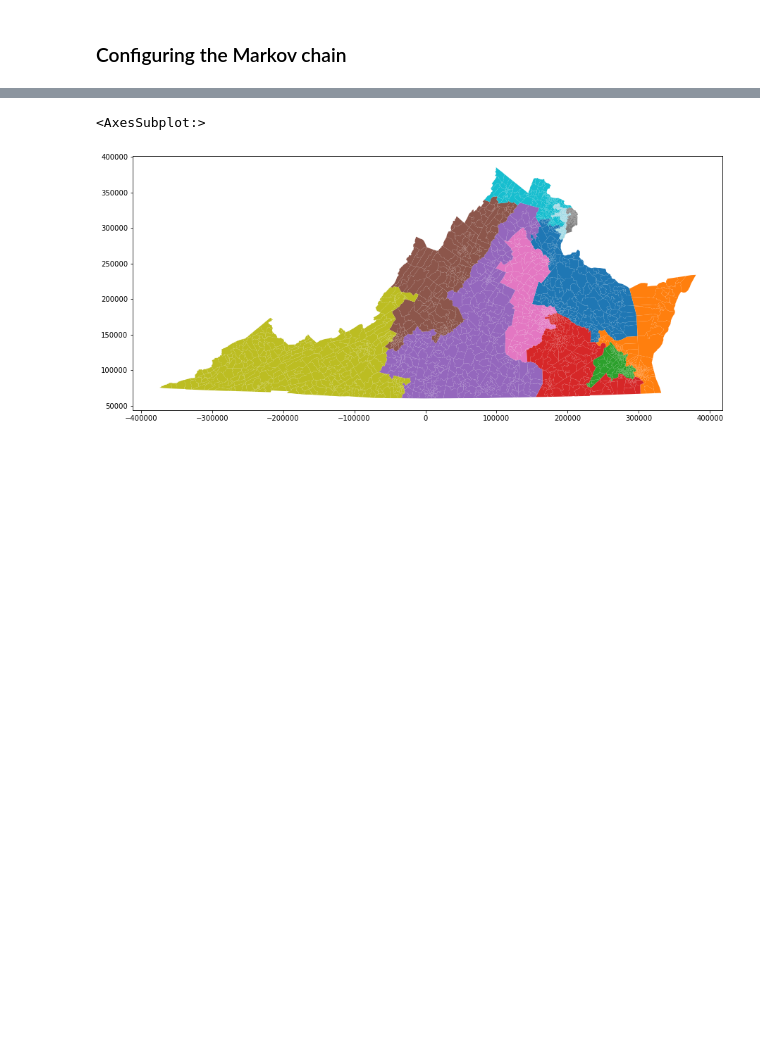
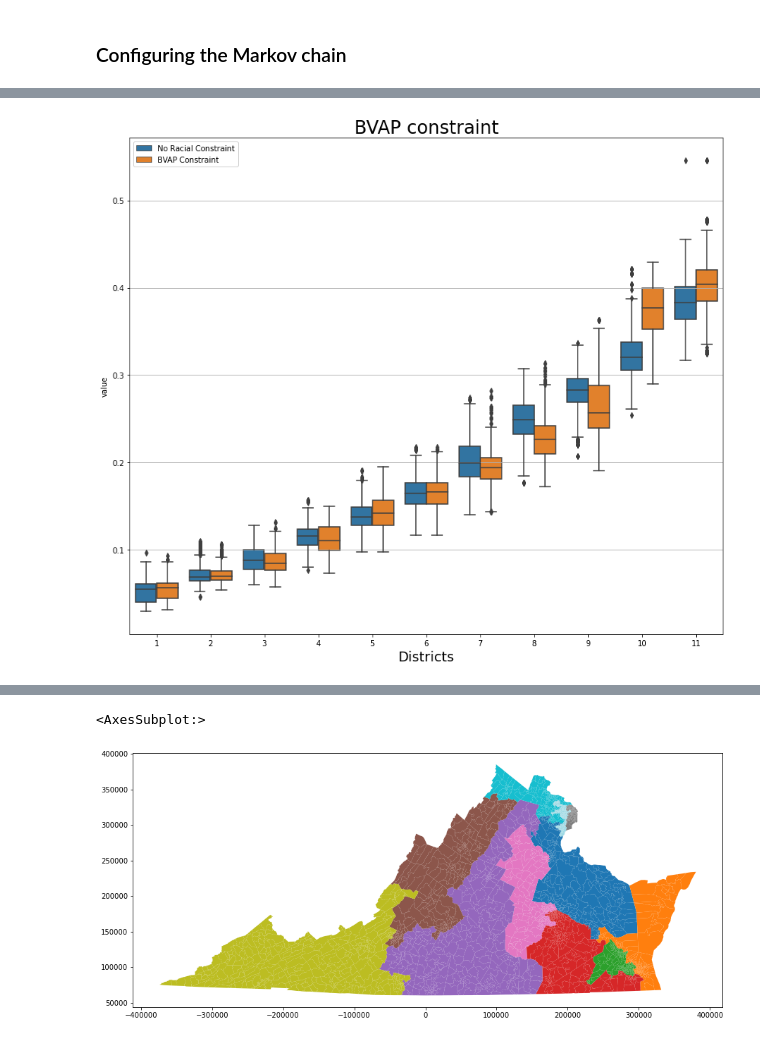
Before and after one commit to RahulReady/Redistricting-Project, a Jupyter notebook: BVAP.ipynb, the cells around one changed output, grey strips where cells are left out. Drawn from its saved outputs; the diff is of its cells as text; code cells hidden in the pictures; blank space fills up the shorter version.

```diff
--- a/BVAP.ipynb
+++ b/BVAP.ipynb
@@ -235,0 +381,6 @@ black_vpop_constraint = pd.DataFrame(
+# %%
+mdf = getDataFrame([population['Black'], population_constraintB]
+                   , ["No Racial Constraint", "BVAP Constraint"])
+plotMDF(mdf, xlabel='Districts', title="BVAP constraint")
+# %% [output]
+[figure, added]
```
Also changed, not shown: parts of 39 cells of this notebook.
